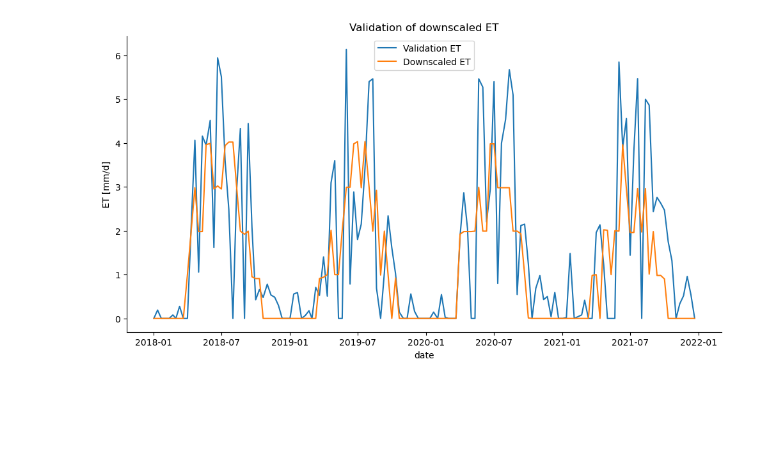
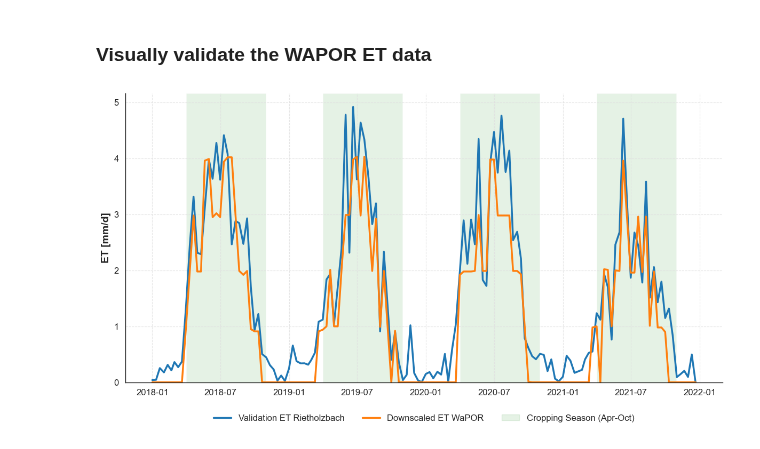
Before and after one commit to CooperBigFoot/ETblue-estimation, a Jupyter notebook: downscale_ET_data/validate_WaPOR_ET.ipynb, the cells around one changed output. Drawn from its saved outputs; the diff is of its cells as text; code cells hidden in the pictures; blank space fills up the shorter version.

Commit message:
Visually validate WaPOR ET data

```diff
--- a/downscale_ET_data/validate_WaPOR_ET.ipynb
+++ b/downscale_ET_data/validate_WaPOR_ET.ipynb
@@ -85,3 +75,15 @@ def set_negative_to_zero(image):
+# %%
+def set_negative_to_zero(image: ee.Image) -> ee.Image:
+    """
+    Set all negative values in an image to zero.
+
+    Args:
+        image (ee.Image): The input image.
+
+    Returns:
+        ee.Image: The image with all negative values set to zero.
+    """
+    return image.where(image.lt(0), 0)
 # %%
 def merge_et_collections(years: List[int]) -> ee.ImageCollection:
     """
@@ -159,4 +235,7 @@ validation_df = validation_df.interpolate(method='time')
 # %%
-validation_ET = validation_df.loc[dates_for_validation['date']]
-validation_ET
+# validation_ET = validation_df.loc[dates_for_validation['date']]
+# validation_ET
+
+validation_ET = aggregate_time_series(validation_df, dates_for_validation)
+print(validation_ET)
 # %% [output]
@@ -234,13 +260,47 @@ raster_collection = extract_pixel_values(et_collection, point)
 waport_df = geemap.ee_to_df(ee.FeatureCollection(raster_collection))
 waport_df["evapotranspiration[mm/d]"] = waport_df["pixel_value"] / 100
 waport_df["date"] = pd.to_datetime(waport_df["date"])
-# %%
-plt.figure(figsize=(12, 6))
-sns.lineplot(data=validation_ET, x="date", y="evapotranspiration_[mm/d]", label="Validation ET")
-sns.lineplot(data=waport_df, x="date", y="evapotranspiration[mm/d]", label="Downscaled ET")
-plt.ylabel("ET [mm/d]")
-plt.title("Validation of downscaled ET")
-sns.despine()
-plt.show()
-# %% [output]
-[figure, removed]
+# %% [markdown]
+### Visually validate the WAPOR ET data
+# %%
+import matplotlib.patches as mpatches
+
+set_plot_style()  # Assuming this function is defined elsewhere
+
+plt.figure(figsize=(12, 7))  # Increased height to accommodate bottom legend
+
+# Plot the data
+sns.lineplot(data=validation_ET, x="date", y="average_evapotranspiration_[mm/d]", label="Validation ET Rietholzbach", color="#1f77b4")
+sns.lineplot(data=waport_df, x="date", y="evapotranspiration[mm/d]", label="Downscaled ET WaPOR", color="#ff7f0e")
+
+# Set labels
+plt.xlabel("")
+plt.ylabel("ET [mm/d]")
+
+plt.ylim(bottom=0)
+
+# Add green background for April to October
+for year in range(validation_ET['date'].dt.year.min(), validation_ET['date'].dt.year.max() + 1):
+    plt.axvspan(pd.Timestamp(f"{year}-04-01"), pd.Timestamp(f"{year}-10-31"),
+                facecolor='green', alpha=0.1, zorder=0)
+
+# Create a custom patch for the legend
+green_patch = mpatches.Patch(color='green', alpha=0.1, label='Cropping Season (Apr-Oct)')
+
+# Get current handles and labels
+handles, labels = plt.gca().get_legend_handles_labels()
+handles.append(green_patch)
+
+# Place the legend at the bottom with 3 columns
+plt.legend(handles=handles, loc='lower center', bbox_to_anchor=(0.5, -0.15),
+            ncol=3, borderaxespad=0.)
+
+# Adjust layout to prevent cutting off the legend
+plt.tight_layout()
+plt.subplots_adjust(bottom=0.2)  # Adjust bottom margin to fit the legend
+
+
+plt.savefig("/Users/cooper/Desktop/Hydrosolutions/ETblue-estimation /images/ET_validation/WaPOR_validation_Rietholzbach_10d_aggregate.png", dpi=300, bbox_inches="tight")
+plt.show()
+# %% [output]
+[figure, added]
```
Also changed, not shown: parts of 16 cells of this notebook, 2 other files.
